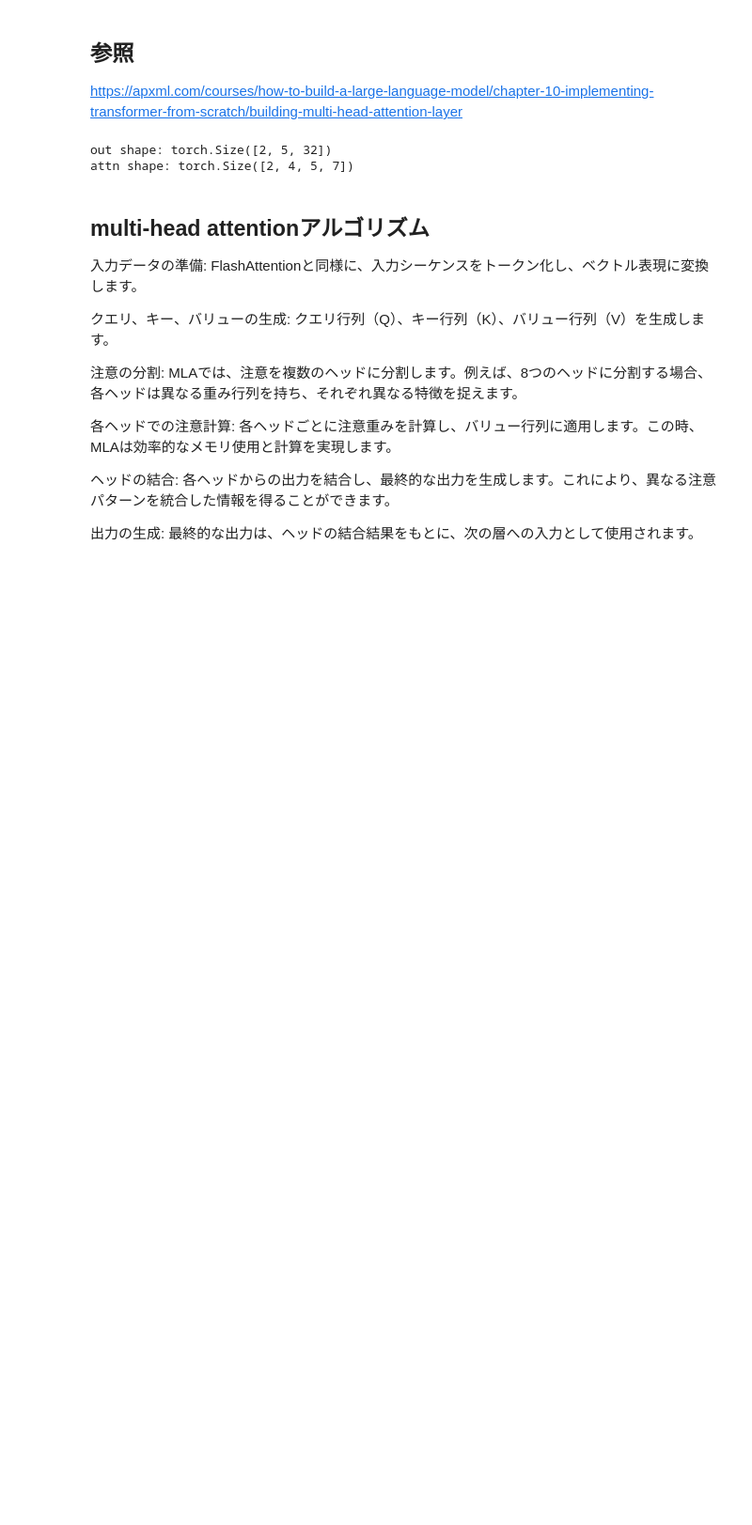
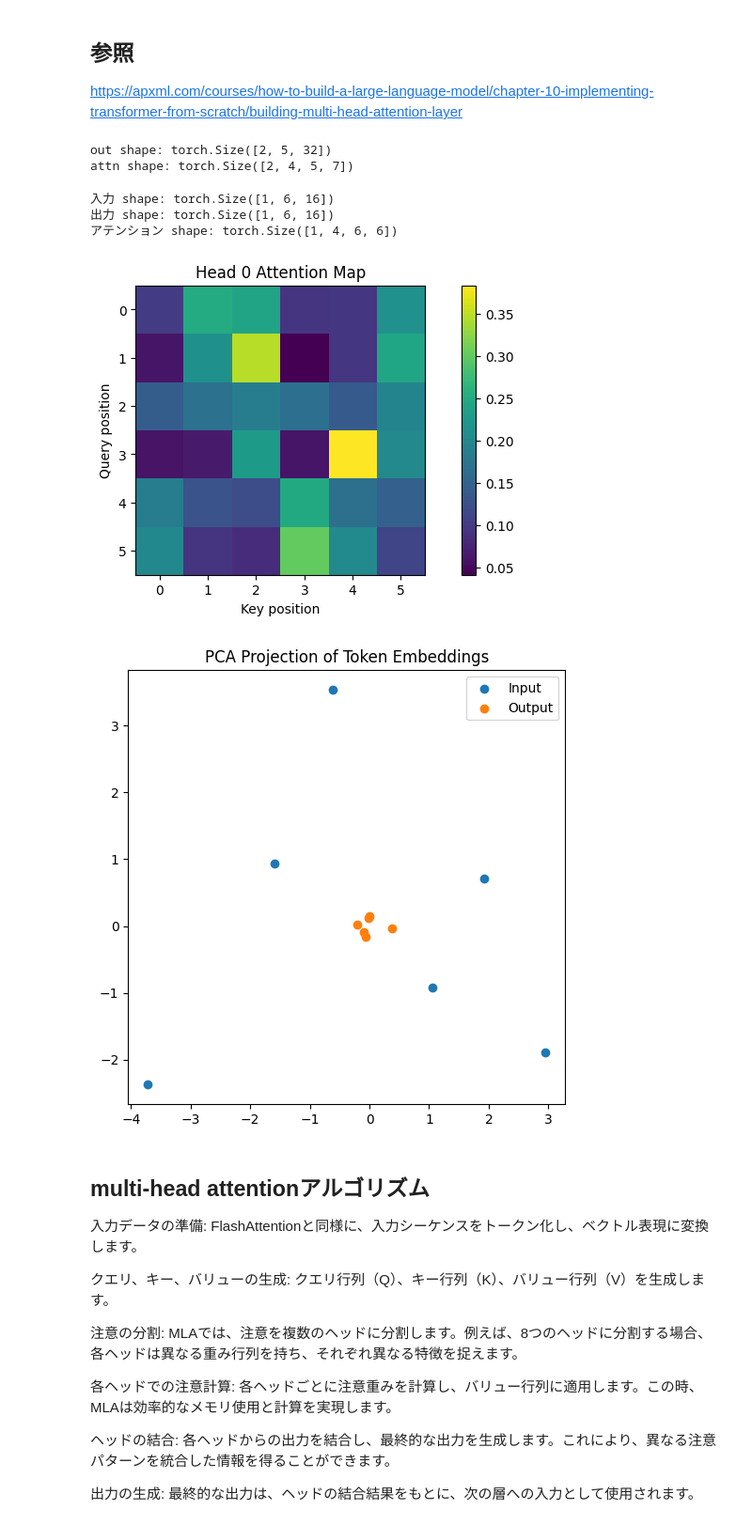
Before and after one commit to Shinichi0713/LLM-fundamental-study, a Jupyter notebook: multi-head/MultiHead_Attention_v1.ipynb, the cells around one changed output. Shown at 94% size. Drawn from its saved outputs; the diff is of its cells as text; code cells hidden in the pictures; blank space fills up the shorter version.

```diff
--- a/multi-head/MultiHead_Attention_v1.ipynb
+++ b/multi-head/MultiHead_Attention_v1.ipynb
@@ -145,6 +145,54 @@ print("attn shape:", attn.shape)    # (batch, num_heads, seq_q, seq_k)
 # %% [output]
 out shape: torch.Size([2, 5, 32])
 attn shape: torch.Size([2, 4, 5, 7])
+# %%
+import torch
+import torch.nn.functional as F
+import matplotlib.pyplot as plt
+from sklearn.decomposition import PCA
+
+# --- サンプル入力 ---
+torch.manual_seed(0)
+batch_size, seq_len, embed_dim = 1, 6, 16
+num_heads = 4
+
+x = torch.randn(batch_size, seq_len, embed_dim)
+
+# --- あなたの MultiHeadAttention を使用 ---
+mha = MultiHeadAttention(embed_dim, num_heads)
+out, attn = mha(x, x, x)
+
+print("入力 shape:", x.shape)
+print("出力 shape:", out.shape)
+print("アテンション shape:", attn.shape)
+
+# --- (1) アテンション重みを可視化 ---
+plt.figure(figsize=(10, 4))
+plt.imshow(attn[0, 0].detach(), cmap='viridis')
+plt.title("Head 0 Attention Map")
+plt.xlabel("Key position")
+plt.ylabel("Query position")
+plt.colorbar()
+plt.show()
+
+# --- (2) 入力と出力の分布をPCAで比較 ---
+def pca_plot(data, label):
+    pca = PCA(n_components=2)
+    reduced = pca.fit_transform(data)
+    plt.scatter(reduced[:, 0], reduced[:, 1], label=label)
+
+plt.figure(figsize=(6,6))
+pca_plot(x[0].detach().numpy(), "Input")
+pca_plot(out[0].detach().numpy(), "Output")
+plt.legend()
+plt.title("PCA Projection of Token Embeddings")
+plt.show()
+# %% [output]
+入力 shape: torch.Size([1, 6, 16])
+出力 shape: torch.Size([1, 6, 16])
+アテンション shape: torch.Size([1, 4, 6, 6])
+[figure, added]
+[figure, added]
 # %% [markdown]
 ## multi-head attentionアルゴリズム
 
```
Also changed, not shown: parts of 8 cells of this notebook, 1 other file.
